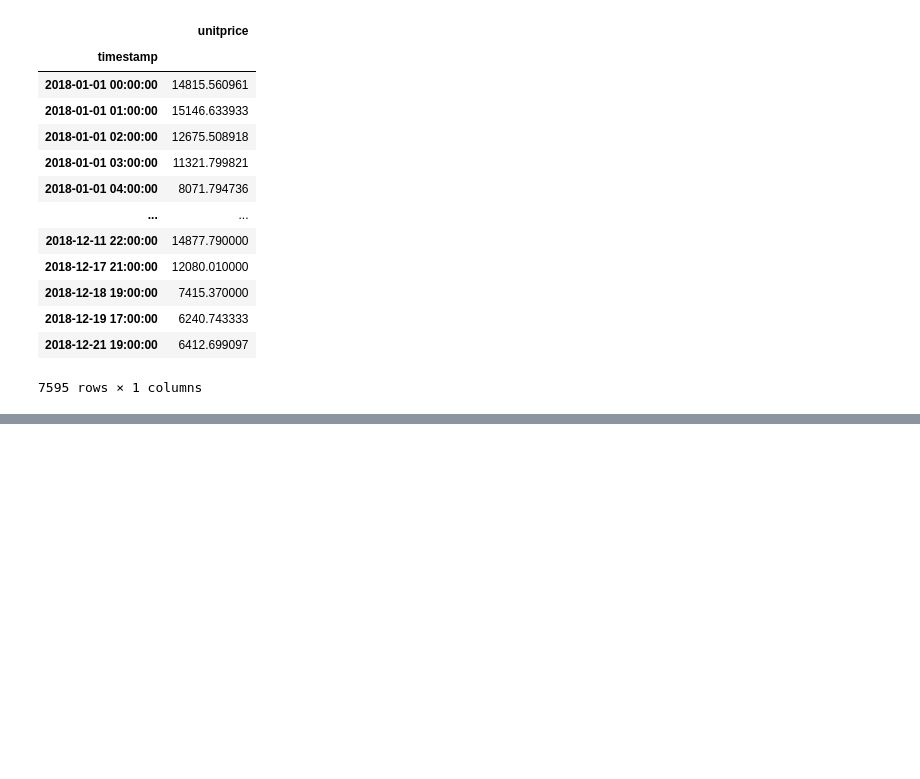
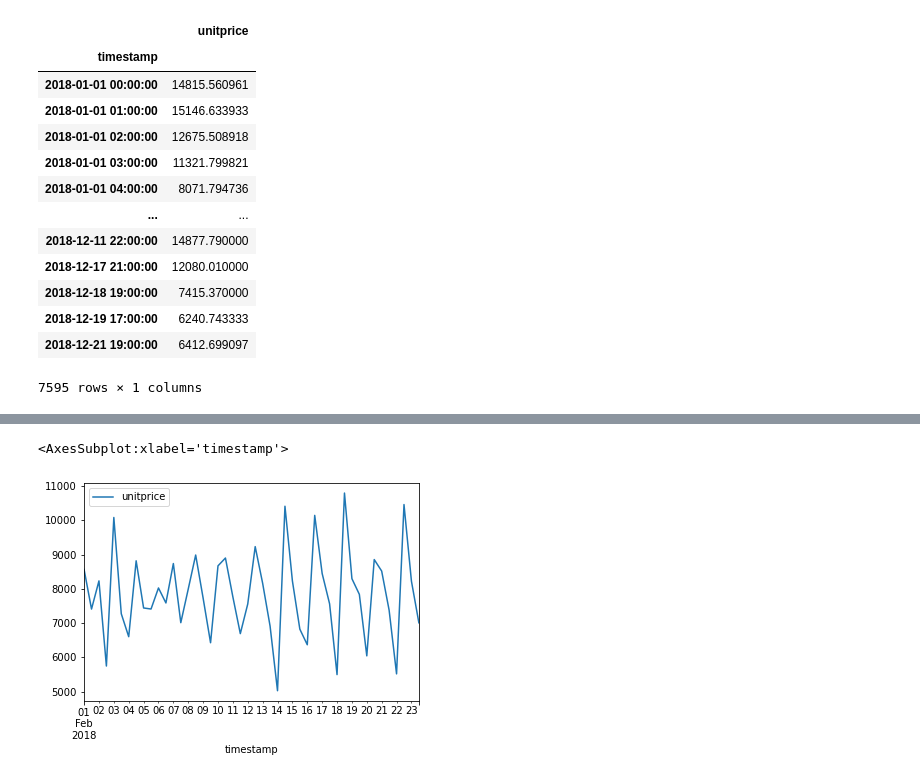
Before and after one commit to UConn-NSync/TB-CD-Hackathon, a Jupyter notebook: data_prep.ipynb, the cells around one changed output, grey strips where cells are left out. Drawn from its saved outputs; the diff is of its cells as text; code cells hidden in the pictures; blank space fills up the shorter version.

```diff
--- a/data_prep.ipynb
+++ b/data_prep.ipynb
@@ -89,0 +126,5 @@ bfnx_hourly_computed.to_csv("bfnx_hourly_computed.csv")
+# %%
+h["2018-02-01":"2018-02-23"].plot()
+# %% [output]
+<AxesSubplot:xlabel='timestamp'>
+[figure, added]
```
Also changed, not shown: parts of 11 cells of this notebook, 3 other files.
